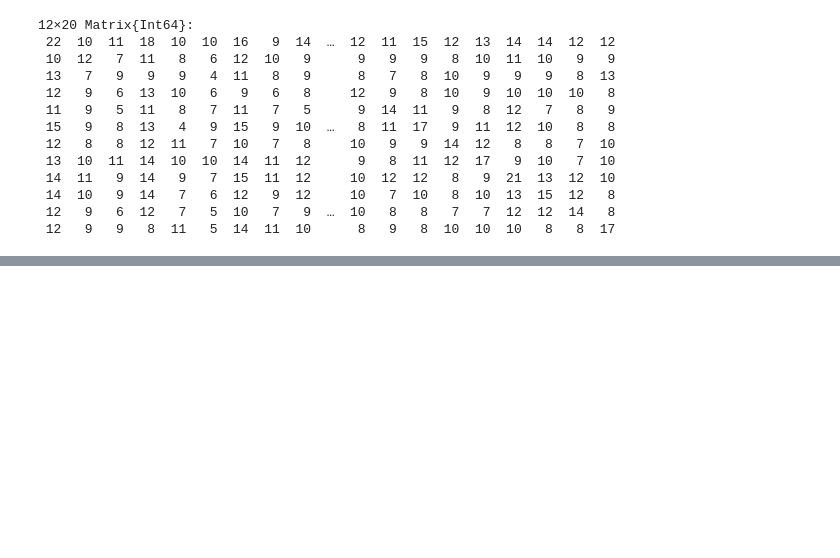
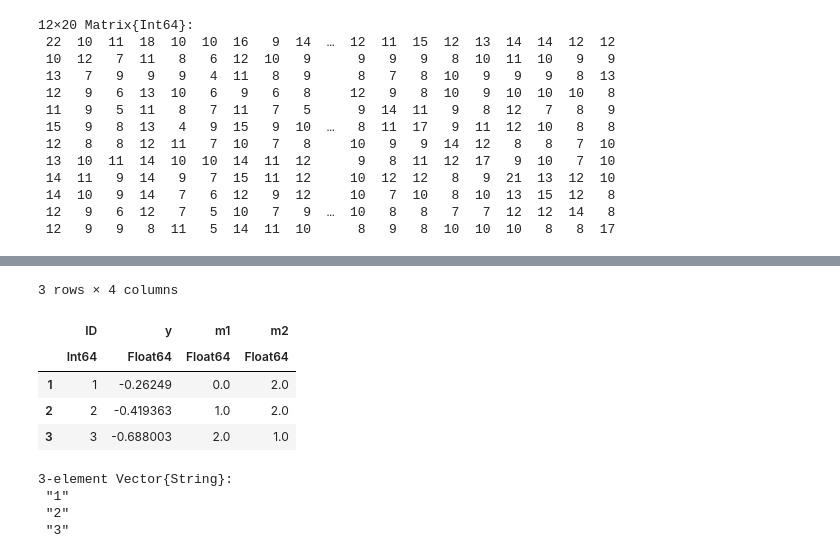
Before and after one commit to dli10/JWAS.jl, a Jupyter notebook: Julia_colab.ipynb, the cells around one changed output, grey strips where cells are left out. Drawn from its saved outputs; the diff is of its cells as text; code cells hidden in the pictures; blank space fills up the shorter version.

```diff
--- a/Julia_colab.ipynb
+++ b/Julia_colab.ipynb
@@ -544,0 +923,7 @@ hcat(B, C) # function to bind two matrices horizontally
+# %%
+# can create data frame from matrix
+m = [0.0 2.0
+     1.0 2.0
+     2.0 1.0]
+dfnames = ["m1", "m2"]
+mydf = DataFrame(m, dfnames)
@@ -544,0 +946,20 @@ hcat(B, C) # function to bind two matrices horizontally
+# %%
+insertcols!(mydf, 2, :y => randn(3)) #2 means the 2nd column
+# %% [output]
+3 rows × 4 columns
+|  | ID | y | m1 | m2 |
+|  | Int64 | Float64 | Float64 | Float64 |
+| 1 | 1 | -0.26249 | 0.0 | 2.0 |
+| 2 | 2 | -0.419363 | 1.0 | 2.0 |
+| 3 | 3 | -0.688003 | 2.0 | 1.0 |
+# %%
+# change type of column
+# '!' = all rows of the data frame (similar to ':' but sometimes used differently)
+# ':<name>' --> <name> specifies which column (by column name)
+
+mydf[!,:ID] = string.(mydf[!,:ID]) #change from Int64 to string
+# %% [output]
+3-element Vector{String}:
+ "1"
+ "2"
+ "3"
```
Also changed, not shown: parts of 87 cells of this notebook.
